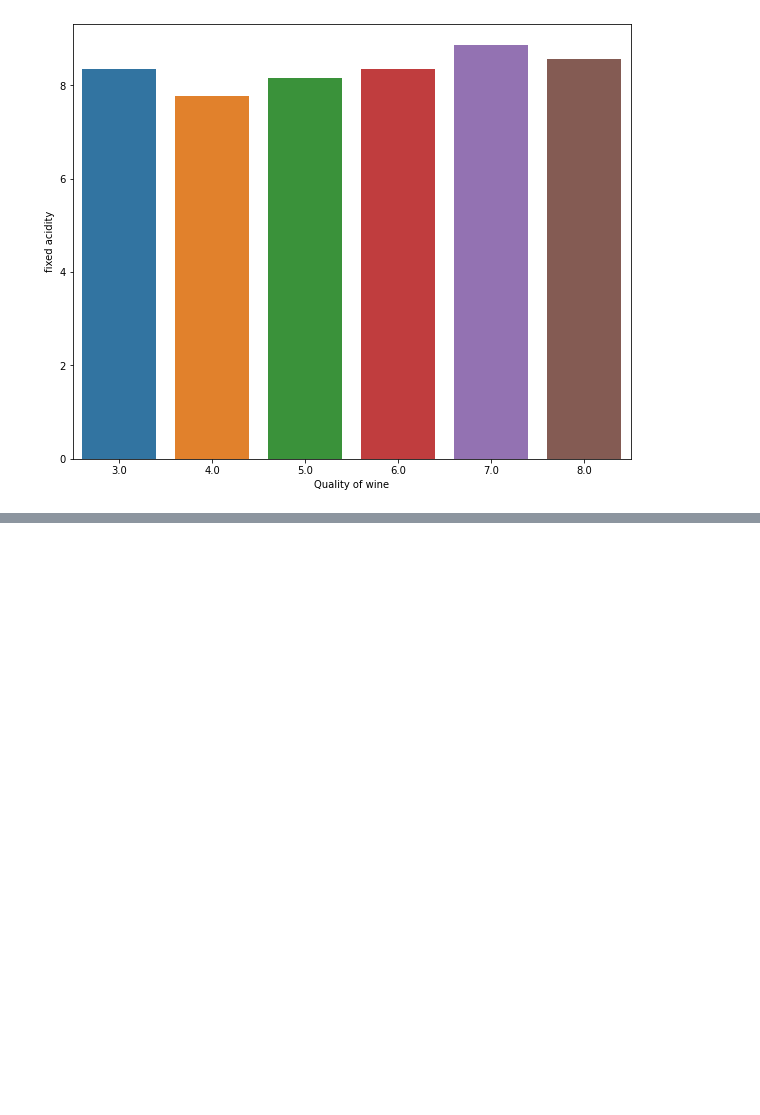
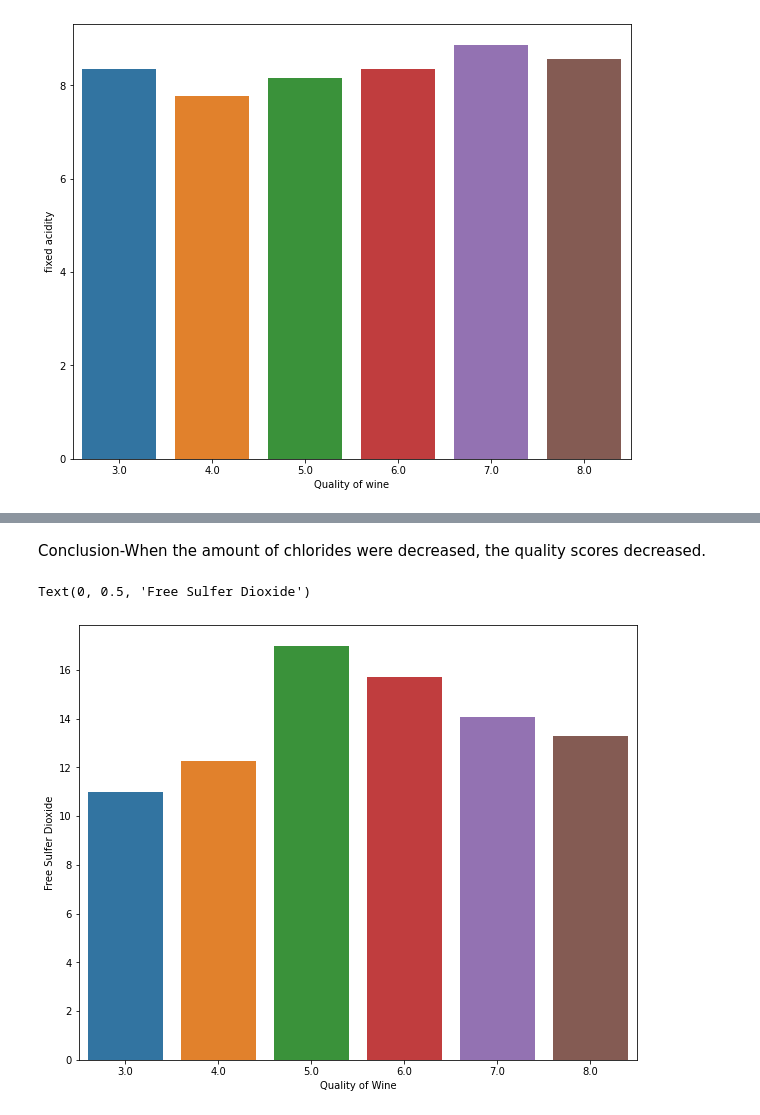
Before and after one commit to machave11/Wine-Quality-Analysis, a Jupyter notebook: Nikhil_Machave_Wine_Quality_Analysis.ipynb, the cells around one changed output, grey strips where cells are left out. Drawn from its saved outputs; the diff is of its cells as text; code cells hidden in the pictures; blank space fills up the shorter version.

```diff
--- a/Nikhil_Machave_Wine_Quality_Analysis.ipynb
+++ b/Nikhil_Machave_Wine_Quality_Analysis.ipynb
@@ -105,0 +139,14 @@ Text(0, 0.5, 'fixed acidity')
+# %% [markdown]
+Conclusion-When the amount of chlorides were decreased, the quality scores decreased.
+# %%
+# Visualize the relationship between free sulphur dioxide and quality of wine.
+fig = plt.figure(figsize = (10,8))
+sns.barplot(x = 'quality',
+            y = 'free sulfur dioxide',
+            data = df,
+            ci = None)
+plt.xlabel("Quality of Wine")
+plt.ylabel("Free Sulfer Dioxide")
+# %% [output]
+Text(0, 0.5, 'Free Sulfer Dioxide')
+[figure, added]
```
Also changed, not shown: parts of 17 cells of this notebook.
